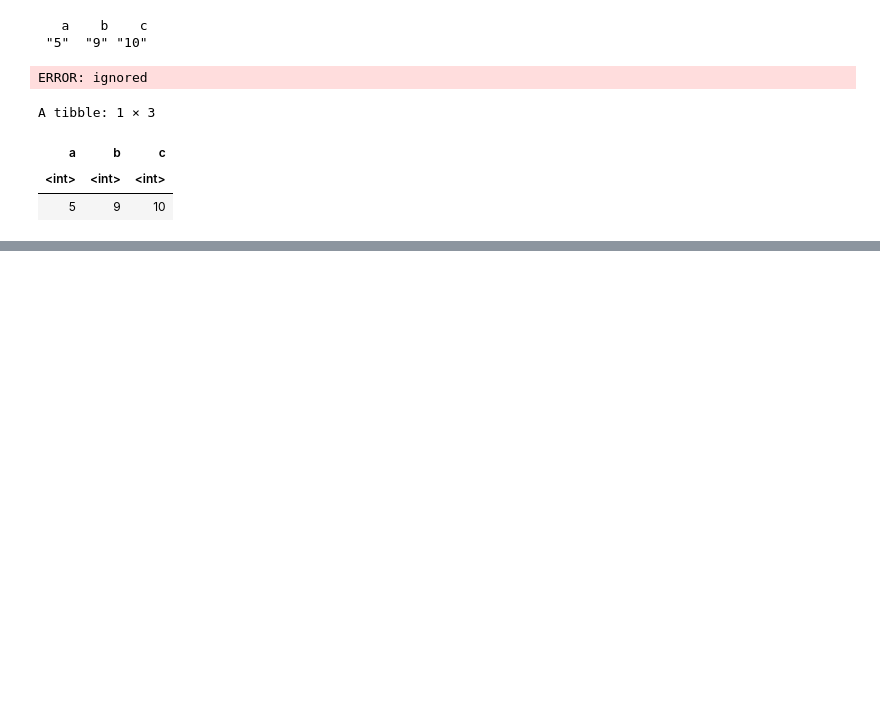
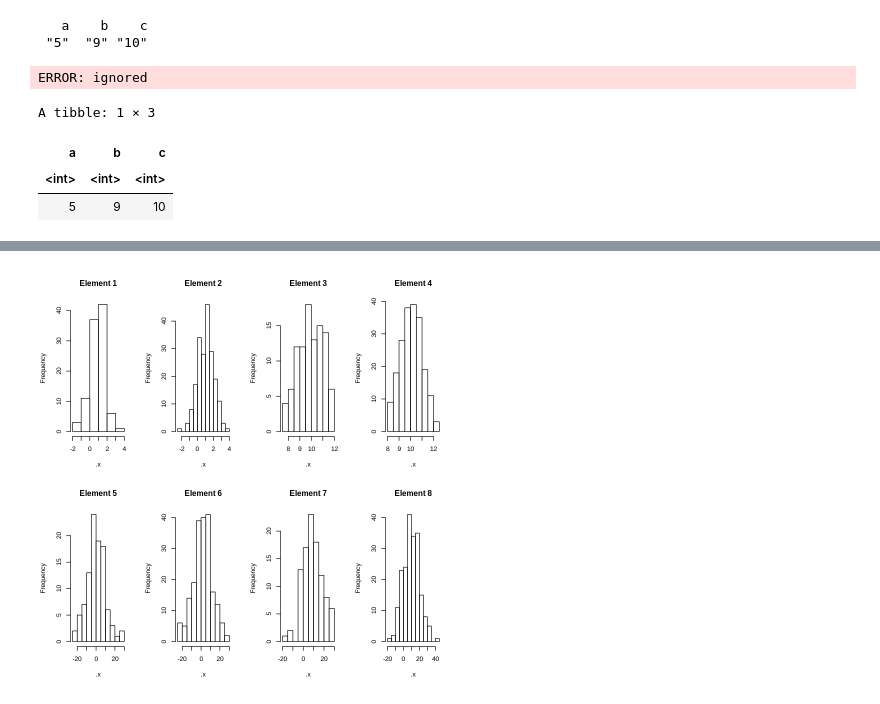
Before and after one commit to meaningfromdata/Machine-Learning-With-R-Book, a Jupyter notebook: 20200919_chap_1_purrr_ML_with_R.ipynb, the cells around one changed output, grey strips where cells are left out. Cells and saved outputs as stored; diff of their text form; code cells hidden in the pictures; blank space fills up the shorter version.

```diff
--- a/20200919_chap_1_purrr_ML_with_R.ipynb
+++ b/20200919_chap_1_purrr_ML_with_R.ipynb
@@ -93,0 +156,4 @@ A tibble: 1 × 3
+# %%
+arguments <- expand.grid(n = c(100, 200),
+                         mean = c(1, 10),
+                         sd = c(1, 10))
@@ -93,0 +174,10 @@ A tibble: 1 × 3
+# %%
+# use pmap() function to apply rnorm() function to rows of arguments data.frame
+# to make 8 draws of size n (one per row of arguments) from normal dist with mean and sd
+# specified by row of arguments
+# Distribution of these draws are then piped to hist() for plotting with iwalk()
+par(mfrow = c(2, 4))
+pmap(arguments, rnorm) %>%
+  iwalk(~hist(.x, main = paste("Element", .y)))
+# %% [output]
+[figure, added]
```
Also changed, not shown: parts of 6 cells of this notebook.
